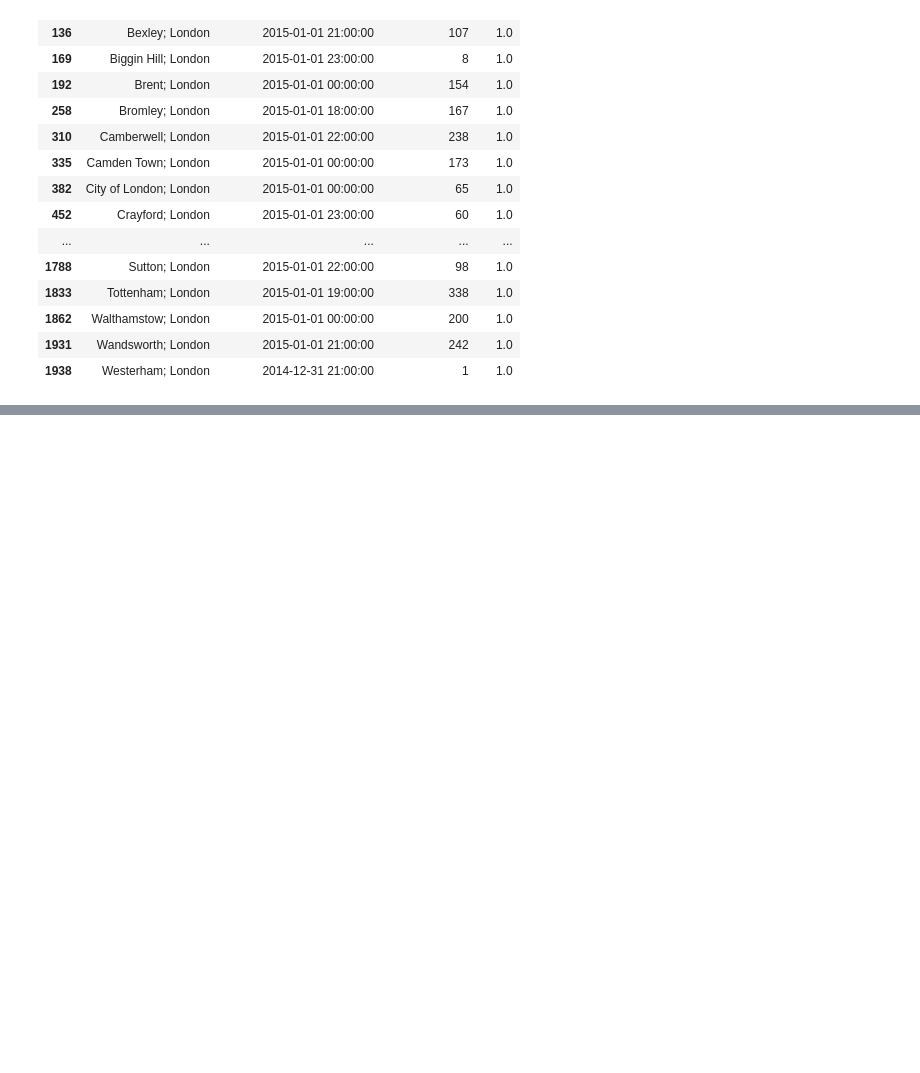
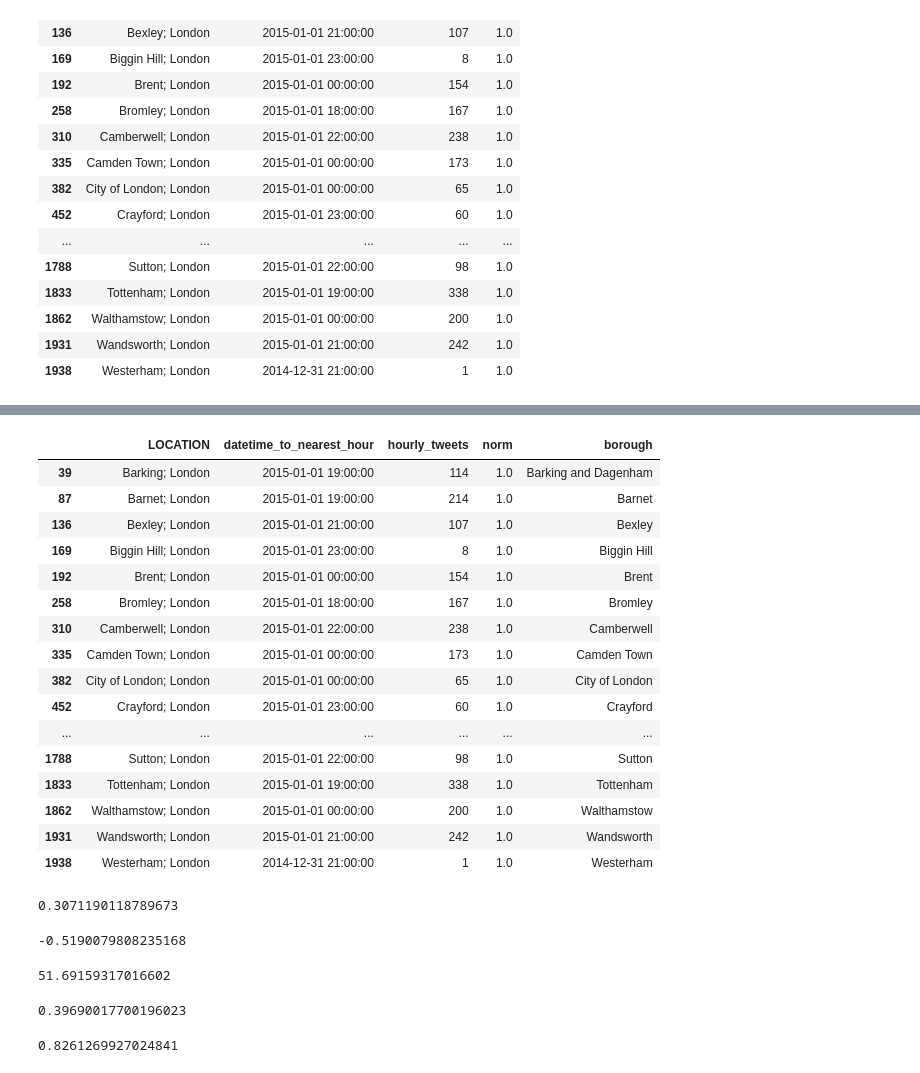
Before and after one commit to tpgmartin/london_new_years_tweets, a Jupyter notebook: Group London Tweets by Borough.ipynb, the cells around one changed output, grey strips where cells are left out. Cells and saved outputs as stored; diff of their text form; code cells hidden in the pictures; blank space fills up the shorter version.

```diff
--- a/Group London Tweets by Borough.ipynb
+++ b/Group London Tweets by Borough.ipynb
@@ -26,5 +16,5 @@ tweets_by_datetime_and_location.head()
 # %%
-tweets_by_datetime_and_location["datetime"] = pd.to_datetime(tweets_by_datetime_and_location.DATETIME)
+london_tweets["datetime"] = pd.to_datetime(london_tweets.DATETIME)
 # %% [output]
 A value is trying to be set on a copy of a slice from a DataFrame.
 Try using .loc[row_indexer,col_indexer] = value instead
@@ -32,7 +22,7 @@ Try using .loc[row_indexer,col_indexer] = value instead
 See the caveats in the documentation: http://pandas.pydata.org/pandas-docs/stable/indexing.html#indexing-view-versus-copy
   """Entry point for launching an IPython kernel.
 # %%
-tweets_by_datetime_and_location["datetime_to_nearest_hour"] = tweets_by_datetime_and_location.datetime.apply(lambda dt: datetime.datetime(dt.year, dt.month, dt.day, dt.hour))
+london_tweets["datetime_to_nearest_hour"] = london_tweets.datetime.apply(lambda dt: datetime.datetime(dt.year, dt.month, dt.day, dt.hour))
 # %% [output]
 A value is trying to be set on a copy of a slice from a DataFrame.
 Try using .loc[row_indexer,col_indexer] = value instead
@@ -90,0 +92,2 @@ hourly_tweets_by_datetime_and_location.to_csv("./data/hourly_tweets_by_datetime_
+# %%
+peak_hourly_tweets_by_borough["borough"] = peak_hourly_tweets_by_borough.LOCATION.apply(lambda location: location.split(";")[0])
@@ -90,0 +111,6 @@ hourly_tweets_by_datetime_and_location.to_csv("./data/hourly_tweets_by_datetime_
+# %%
+peak_hourly_tweets_by_borough.loc[peak_hourly_tweets_by_borough["borough"] == "Barking", ["borough"]] = "Barking and Dagenham"
+
+peak_hourly_tweets_by_borough.loc[peak_hourly_tweets_by_borough["borough"] == "Camden Town", ["borough"]] = "Camden"
+
+peak_hourly_tweets_by_borough.loc[peak_hourly_tweets_by_borough["borough"] == "Hammersmith", ["borough"]] = "Hammersmith and Fulham"
@@ -90,0 +129,40 @@ hourly_tweets_by_datetime_and_location.to_csv("./data/hourly_tweets_by_datetime_
+# %%
+peak_hourly_tweets_by_borough
+# %% [output]
+|  | LOCATION | datetime_to_nearest_hour | hourly_tweets | norm | borough |
+| 39 | Barking; London | 2015-01-01 19:00:00 | 114 | 1.0 | Barking and Dagenham |
+| 87 | Barnet; London | 2015-01-01 19:00:00 | 214 | 1.0 | Barnet |
+| 136 | Bexley; London | 2015-01-01 21:00:00 | 107 | 1.0 | Bexley |
+| 169 | Biggin Hill; London | 2015-01-01 23:00:00 | 8 | 1.0 | Biggin Hill |
+| 192 | Brent; London | 2015-01-01 00:00:00 | 154 | 1.0 | Brent |
+| 258 | Bromley; London | 2015-01-01 18:00:00 | 167 | 1.0 | Bromley |
+| 310 | Camberwell; London | 2015-01-01 22:00:00 | 238 | 1.0 | Camberwell |
+| 335 | Camden Town; London | 2015-01-01 00:00:00 | 173 | 1.0 | Camden Town |
+| 382 | City of London; London | 2015-01-01 00:00:00 | 65 | 1.0 | City of London |
+| 452 | Crayford; London | 2015-01-01 23:00:00 | 60 | 1.0 | Crayford |
+| ... | ... | ... | ... | ... | ... |
+| 1788 | Sutton; London | 2015-01-01 22:00:00 | 98 | 1.0 | Sutton |
+| 1833 | Tottenham; London | 2015-01-01 19:00:00 | 338 | 1.0 | Tottenham |
+| 1862 | Walthamstow; London | 2015-01-01 00:00:00 | 200 | 1.0 | Walthamstow |
+| 1931 | Wandsworth; London | 2015-01-01 21:00:00 | 242 | 1.0 | Wandsworth |
+| 1938 | Westerham; London | 2014-12-31 21:00:00 | 1 | 1.0 | Westerham |
+# %%
+london_tweets.LONGITUDE.max()
+# %% [output]
+0.3071190118789673
+# %%
+london_tweets.LONGITUDE.min()
+# %% [output]
+-0.5190079808235168
+# %%
+london_tweets.LATITUDE.max()
+# %% [output]
+51.69159317016602
+# %%
+london_tweets.LATITUDE.max() - london_tweets.LATITUDE.min()
+# %% [output]
+0.39690017700196023
+# %%
+london_tweets.LONGITUDE.max() - london_tweets.LONGITUDE.min()
+# %% [output]
+0.8261269927024841
```
Also changed, not shown: parts of 15 cells of this notebook, 2 other files.
